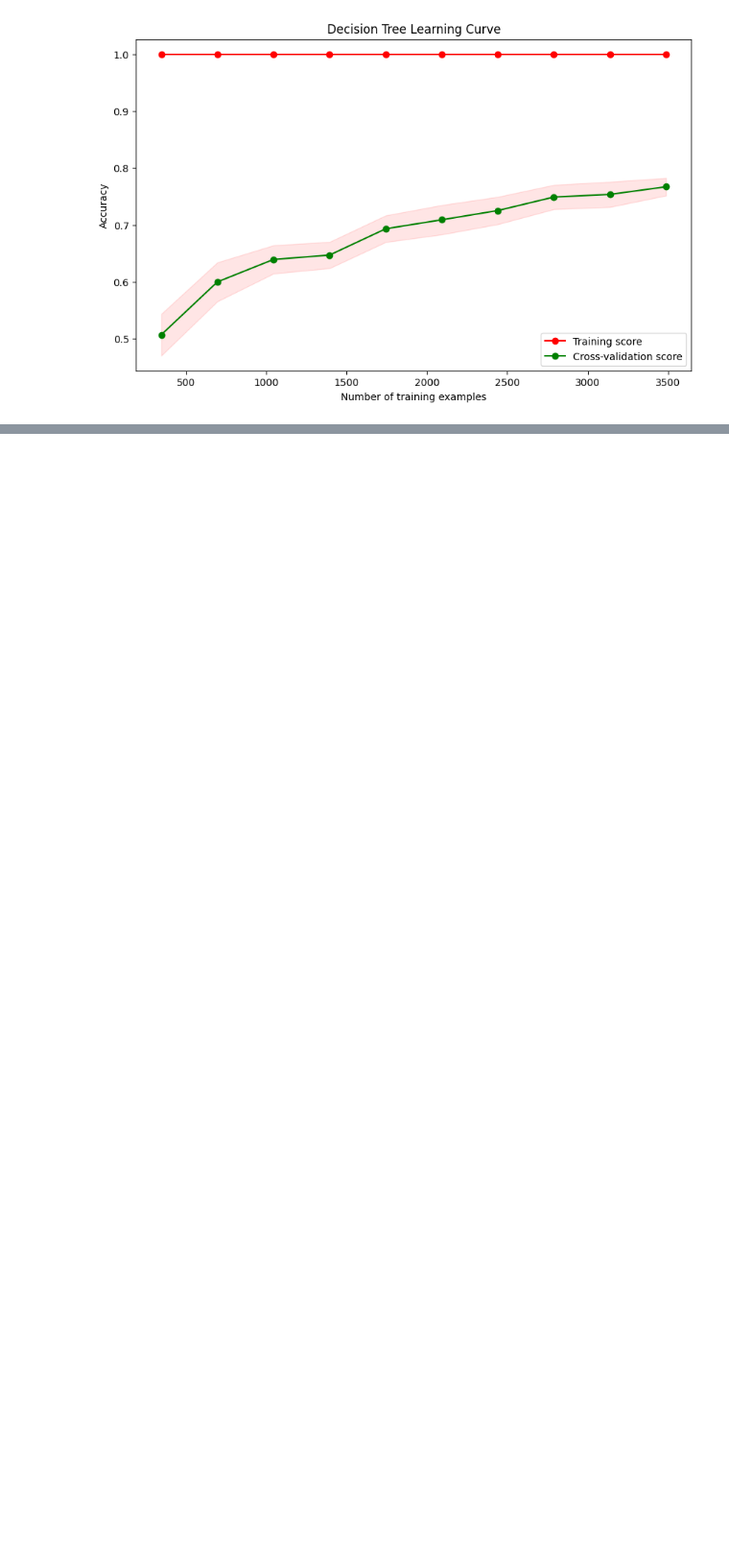
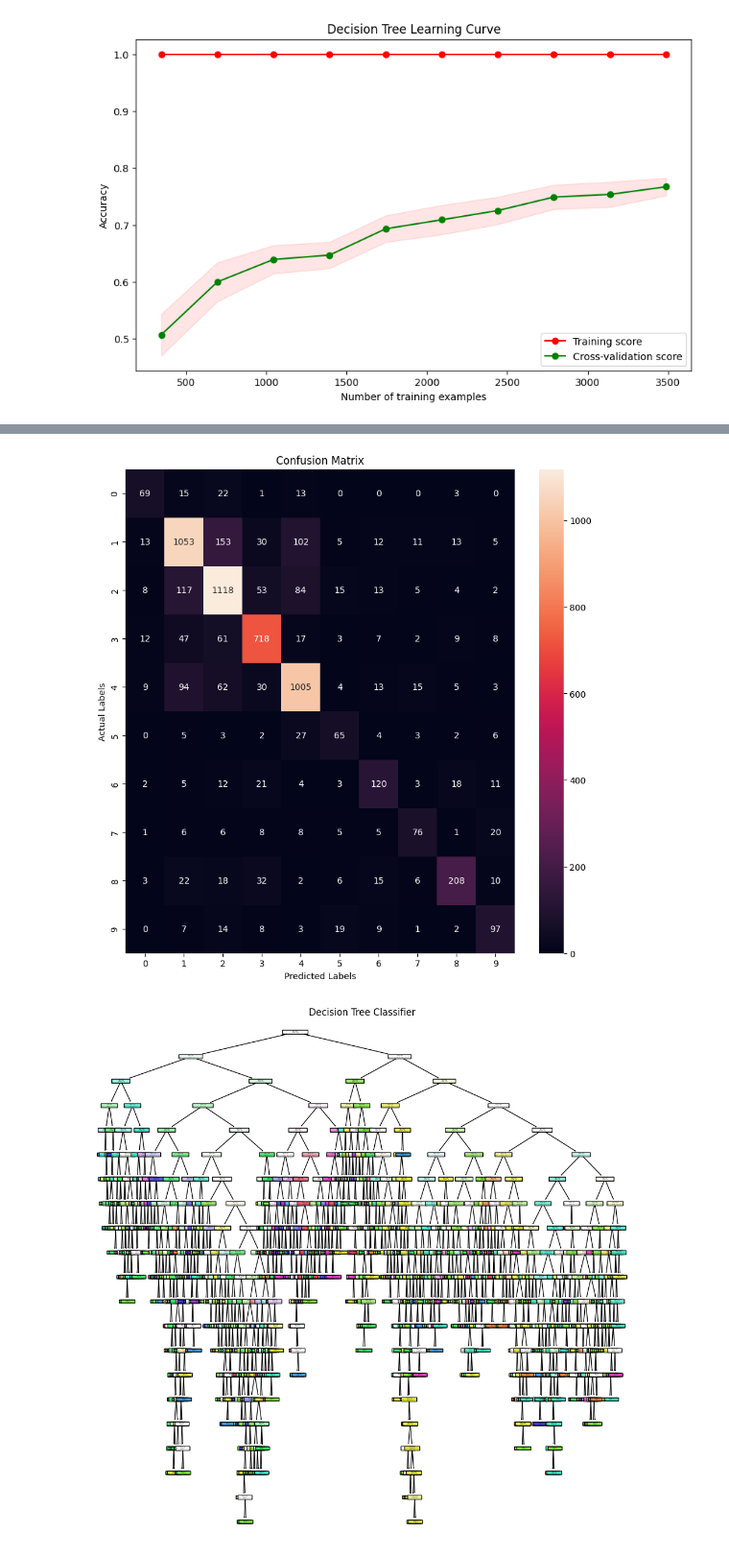
Before and after one commit to Suhail270/DMML_Part3, a Jupyter notebook: Part3.ipynb, the cells around one changed output, grey strips where cells are left out. Shown at 96% size. Saved outputs shown, nothing was run; the diff lists cells and outputs as text; code cells hidden in the pictures; blank space fills up the shorter version.

```diff
--- a/Part3.ipynb
+++ b/Part3.ipynb
@@ -1320,0 +1336,38 @@ learn_curve(X60,y60)
+# %%
+model = DecisionTreeClassifier()
+# %%
+from sklearn.metrics import confusion_matrix,accuracy_score
+import seaborn as sns
+
+def visualise(model,xdata,ydata,xtest,ytest,heatMap=False,treePlot=False):
+    # fit dataset on model
+    model.fit(xdata, ydata)
+
+    # get predicted labels
+    y_pred = model.predict(xtest)
+    # get list of class labels
+    labels = list(np.unique(np.array(ydata)))
+    # If heatMap is to be plotted
+    if(heatMap==True):
+        conf_matrix = confusion_matrix(ytest, y_pred)
+
+        # Plot the confusion matrix heatmap
+        plt.figure(figsize=(10, 10))
+        sns.heatmap(conf_matrix, annot=True, fmt="d", xticklabels=labels, yticklabels=labels)
+        plt.title("Confusion Matrix")
+        plt.xlabel("Predicted Labels")
+        plt.ylabel("Actual Labels")
+        plt.show()
+
+    # If Decision Tree is to be plotted
+    if (treePlot==True):
+        plt.figure(figsize=(12, 12))
+        plot_tree(model, filled=True, feature_names=list(xdata.columns), class_names=[str(i) for i in labels], rounded=True)
+        plt.title("Decision Tree Classifier")
+        plt.show()
+# %%
+# get visualisations for 30 % moved dataset
+visualise(model,X30,y30,Xt30,yt30,treePlot=True,heatMap=True)
+# %% [output]
+[figure, added]
+[figure, added]
```
Also changed, not shown: parts of 6 cells of this notebook.
